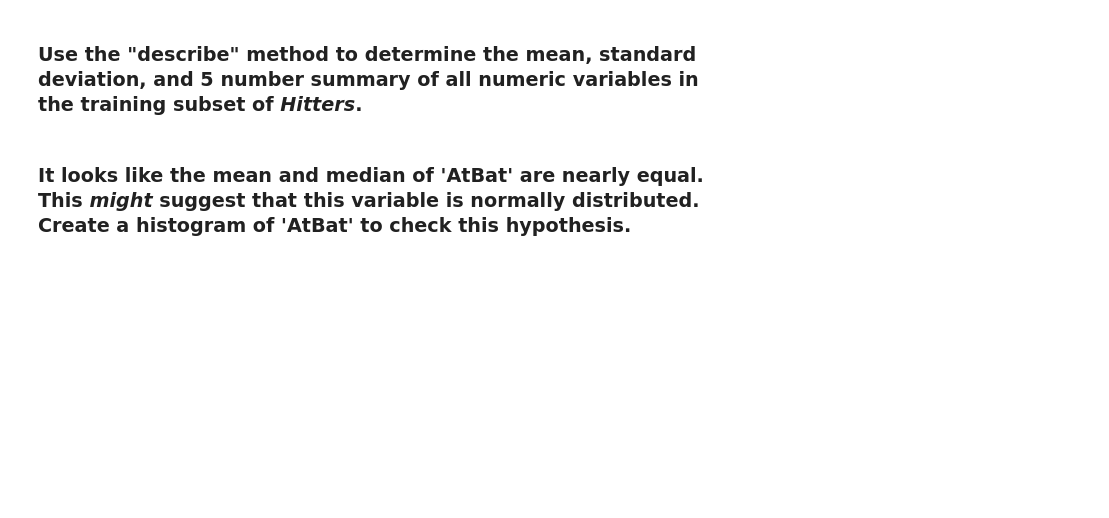
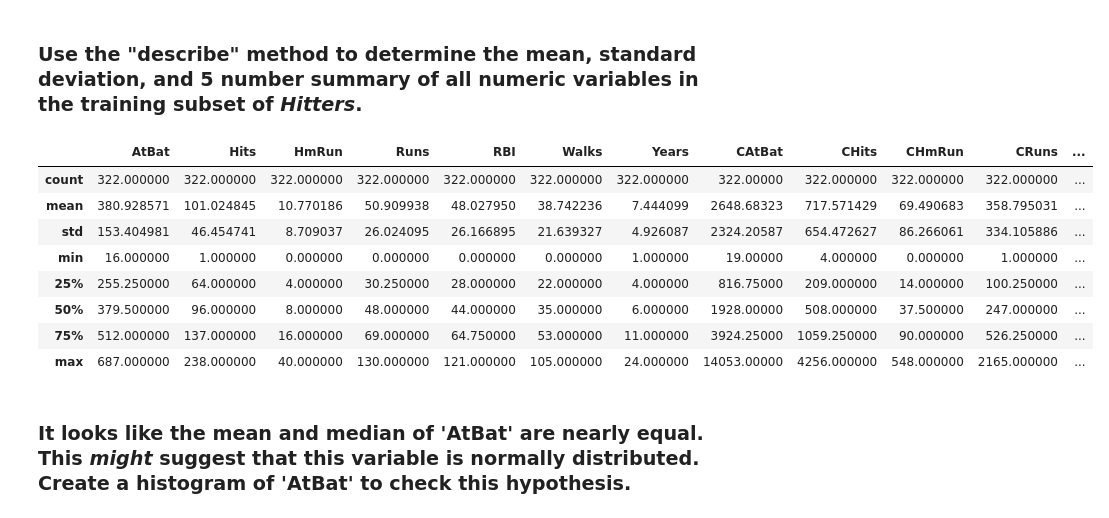
Before and after one commit to malb05/code_2600, a Jupyter notebook: mod03_eda.ipynb, the cells around one changed output. Drawn from its saved outputs; the diff is of its cells as text; code cells hidden in the pictures; blank space fills up the shorter version.

```diff
--- a/mod03_eda.ipynb
+++ b/mod03_eda.ipynb
@@ -87,7 +89,17 @@ for j in range(len(subset.columns)):
 # %% [markdown]
 ### Use the "describe" method to determine the mean, standard deviation, and 5 number summary of all numeric variables in the training subset of _Hitters_.
 # %%
-#fillin
+Hitters.describe()
+# %% [output]
+|  | AtBat | Hits | HmRun | Runs | RBI | Walks | Years | CAtBat | CHits | CHmRun | CRuns | ... |
+| count | 322.000000 | 322.000000 | 322.000000 | 322.000000 | 322.000000 | 322.000000 | 322.000000 | 322.00000 | 322.000000 | 322.000000 | 322.000000 | ... |
+| mean | 380.928571 | 101.024845 | 10.770186 | 50.909938 | 48.027950 | 38.742236 | 7.444099 | 2648.68323 | 717.571429 | 69.490683 | 358.795031 | ... |
+| std | 153.404981 | 46.454741 | 8.709037 | 26.024095 | 26.166895 | 21.639327 | 4.926087 | 2324.20587 | 654.472627 | 86.266061 | 334.105886 | ... |
+| min | 16.000000 | 1.000000 | 0.000000 | 0.000000 | 0.000000 | 0.000000 | 1.000000 | 19.00000 | 4.000000 | 0.000000 | 1.000000 | ... |
+| 25% | 255.250000 | 64.000000 | 4.000000 | 30.250000 | 28.000000 | 22.000000 | 4.000000 | 816.75000 | 209.000000 | 14.000000 | 100.250000 | ... |
+| 50% | 379.500000 | 96.000000 | 8.000000 | 48.000000 | 44.000000 | 35.000000 | 6.000000 | 1928.00000 | 508.000000 | 37.500000 | 247.000000 | ... |
+| 75% | 512.000000 | 137.000000 | 16.000000 | 69.000000 | 64.750000 | 53.000000 | 11.000000 | 3924.25000 | 1059.250000 | 90.000000 | 526.250000 | ... |
+| max | 687.000000 | 238.000000 | 40.000000 | 130.000000 | 121.000000 | 105.000000 | 24.000000 | 14053.00000 | 4256.000000 | 548.000000 | 2165.000000 | ... |
 # %% [markdown]
 ### It looks like the mean and median of 'AtBat' are nearly equal. This _might_ suggest that this variable is normally distributed. Create a histogram of 'AtBat' to check this hypothesis.
 # %%
```
Also changed, not shown: parts of 5 cells of this notebook.
